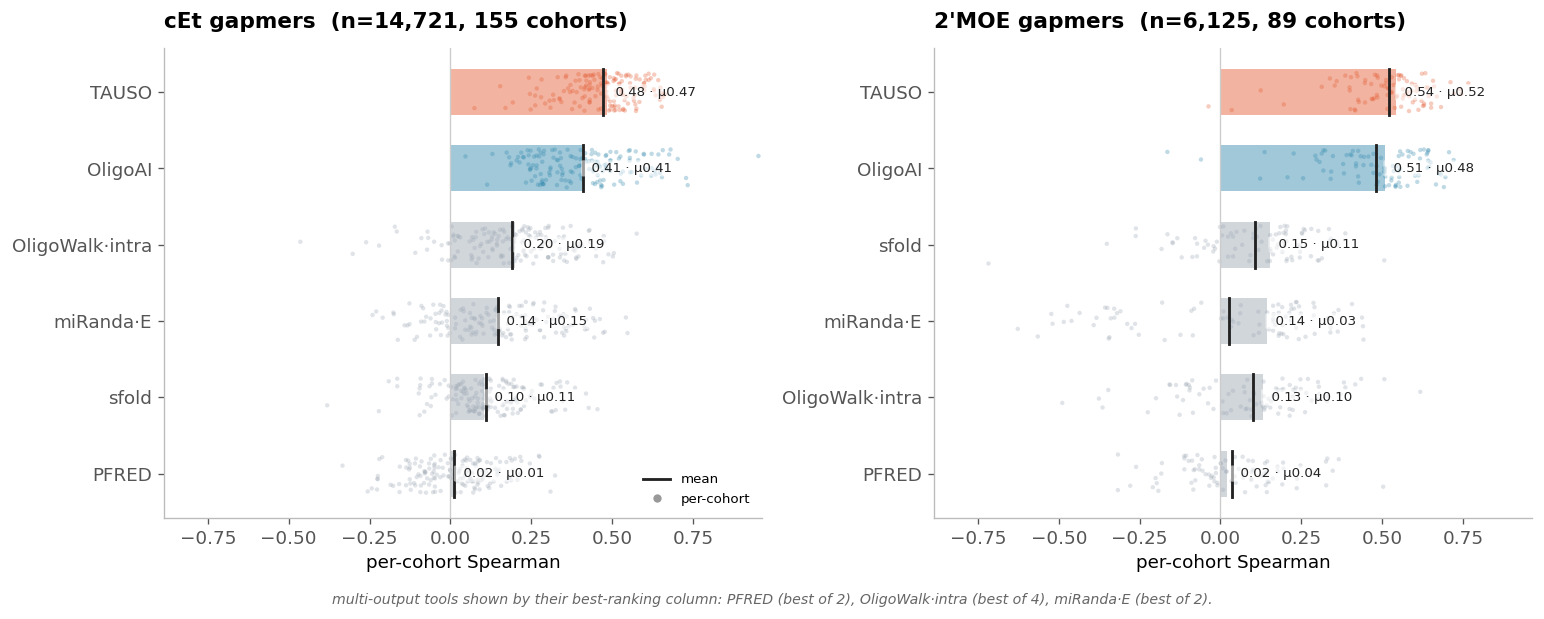
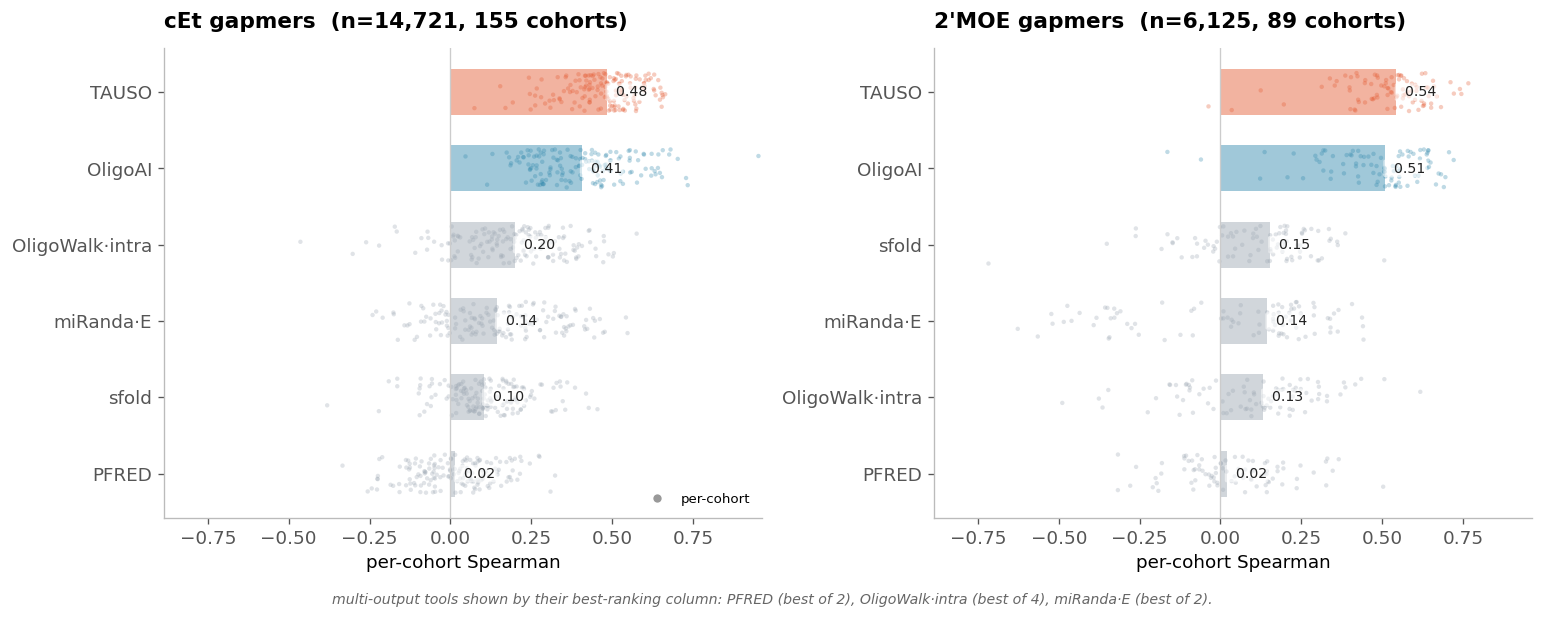
Unified diff of the notebook cell whose output changed from the first chart to the second:
--- before
+++ after
@@ -8,8 +8,7 @@
     dist = {s: v.per_cohort_spearman(sub, s) for s in show}
     o = sorted([s for s in show if len(dist[s])], key=lambda s: (s!='TAUSO', -np.median(dist[s])))
-    v.hbar_dist(a, o, [np.median(dist[s]) for s in o], [np.mean(dist[s]) for s in o], [dist[s] for s in o],
+    v.hbar_dist(a, o, [np.median(dist[s]) for s in o], [dist[s] for s in o],
                 title=f'{cv} gapmers  (n={len(sub):,}, {dist["TAUSO"].size} cohorts)', xlabel='per-cohort Spearman')
-ax[0].legend(handles=[Line2D([0],[0],color='#222',lw=1.7,label='mean'),
-                      Line2D([0],[0],marker='o',color='w',markerfacecolor='#999',markersize=6,label='per-cohort')],
+ax[0].legend(handles=[Line2D([0],[0],marker='o',color='w',markerfacecolor='#999',markersize=6,label='per-cohort')],
              frameon=False, fontsize=8, loc='lower right')
 fig.text(0.5, -0.02, v.rep_caption(note), ha='center', fontsize=8.5, color='#666', style='italic')

Commit: Breakdown charts: median-only labels; annotate OligoAI value per cell line